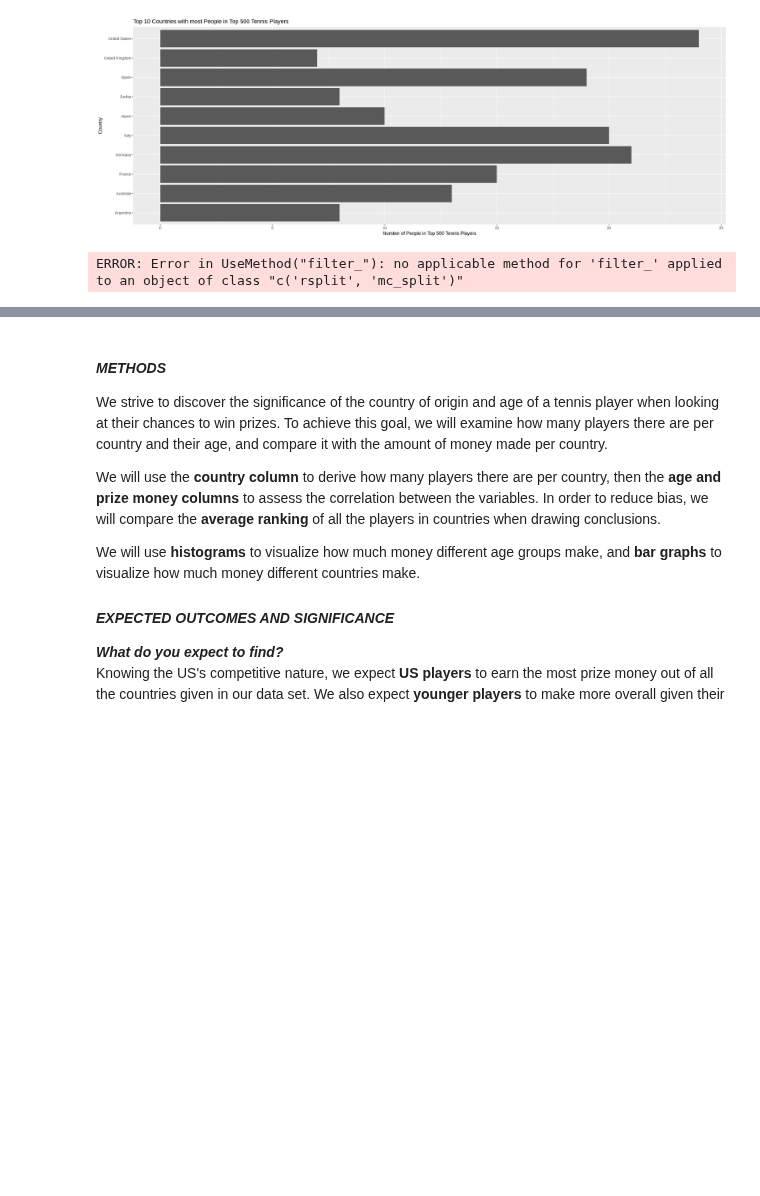
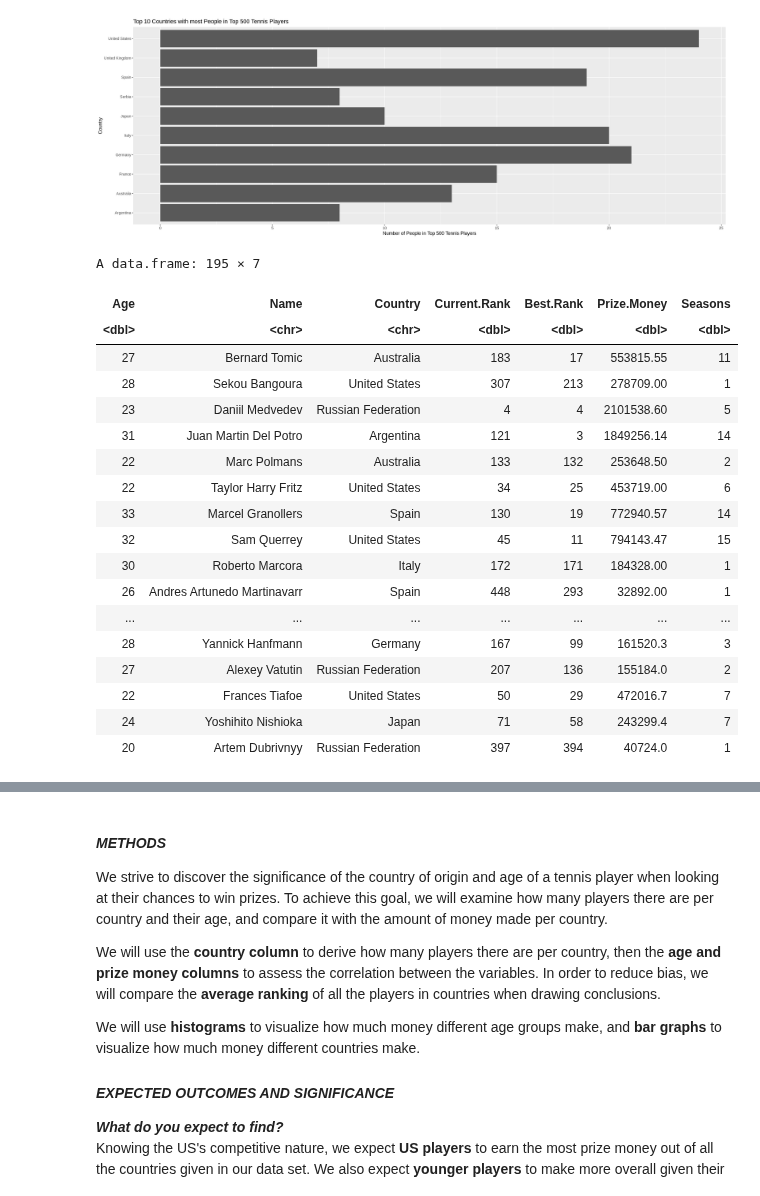
Before and after one commit to cpureza/dsci_group_project, a Jupyter notebook: dsci_project_folder/Fridays_Work.ipynb, the cells around one changed output, grey strips where cells are left out. Saved outputs shown, nothing was run; the diff lists cells and outputs as text; code cells hidden in the pictures; blank space fills up the shorter version.

```diff
--- a/dsci_project_folder/Fridays_Work.ipynb
+++ b/dsci_project_folder/Fridays_Work.ipynb
@@ -159,15 +141,33 @@ A tibble: 10 × 3
 [figure]
 # %%
 # Start working on Top 10
-top_10_data <- filter(tidy_data, Country == "United States"| Country == "United Kingdom" | Country == "Spain" |
+top_10_data <- filter(tidy_data_nosplit, Country == "United States"| Country == "United Kingdom" | Country == "Spain" |
                      Country == "Russian Federation" | Country == "Japan" | Country == "Italy" |
                      Country == "Germany" | Country == "France" | Country == "Australia"| Country == "Argentina")
-
+top_10_data
 tennis_data <- initial_split(top_10_data, prop = 0.75, strata = Prize.Money)
 training_data <- training(tennis_data)
 testing_data <- testing(tennis_data)
 # %% [output]
-ERROR: Error in UseMethod("filter_"): no applicable method for 'filter_' applied to an object of class "c('rsplit', 'mc_split')"
+A data.frame: 195 × 7
+| Age | Name | Country | Current.Rank | Best.Rank | Prize.Money | Seasons |
+| <dbl> | <chr> | <chr> | <dbl> | <dbl> | <dbl> | <dbl> |
+| 27 | Bernard Tomic | Australia | 183 | 17 | 553815.55 | 11 |
+| 28 | Sekou Bangoura | United States | 307 | 213 | 278709.00 | 1 |
+| 23 | Daniil Medvedev | Russian Federation | 4 | 4 | 2101538.60 | 5 |
+| 31 | Juan Martin Del Potro | Argentina | 121 | 3 | 1849256.14 | 14 |
+| 22 | Marc Polmans | Australia | 133 | 132 | 253648.50 | 2 |
+| 22 | Taylor Harry Fritz | United States | 34 | 25 | 453719.00 | 6 |
+| 33 | Marcel Granollers | Spain | 130 | 19 | 772940.57 | 14 |
+| 32 | Sam Querrey | United States | 45 | 11 | 794143.47 | 15 |
+| 30 | Roberto Marcora | Italy | 172 | 171 | 184328.00 | 1 |
+| 26 | Andres Artunedo Martinavarr | Spain | 448 | 293 | 32892.00 | 1 |
+| ... | ... | ... | ... | ... | ... | ... |
+| 28 | Yannick Hanfmann | Germany | 167 | 99 | 161520.3 | 3 |
+| 27 | Alexey Vatutin | Russian Federation | 207 | 136 | 155184.0 | 2 |
+| 22 | Frances Tiafoe | United States | 50 | 29 | 472016.7 | 7 |
+| 24 | Yoshihito Nishioka | Japan | 71 | 58 | 243299.4 | 7 |
+| 20 | Artem Dubrivnyy | Russian Federation | 397 | 394 | 40724.0 | 1 |
 # %%
 
 # Our model
```
Also changed, not shown: parts of 7 cells of this notebook.
